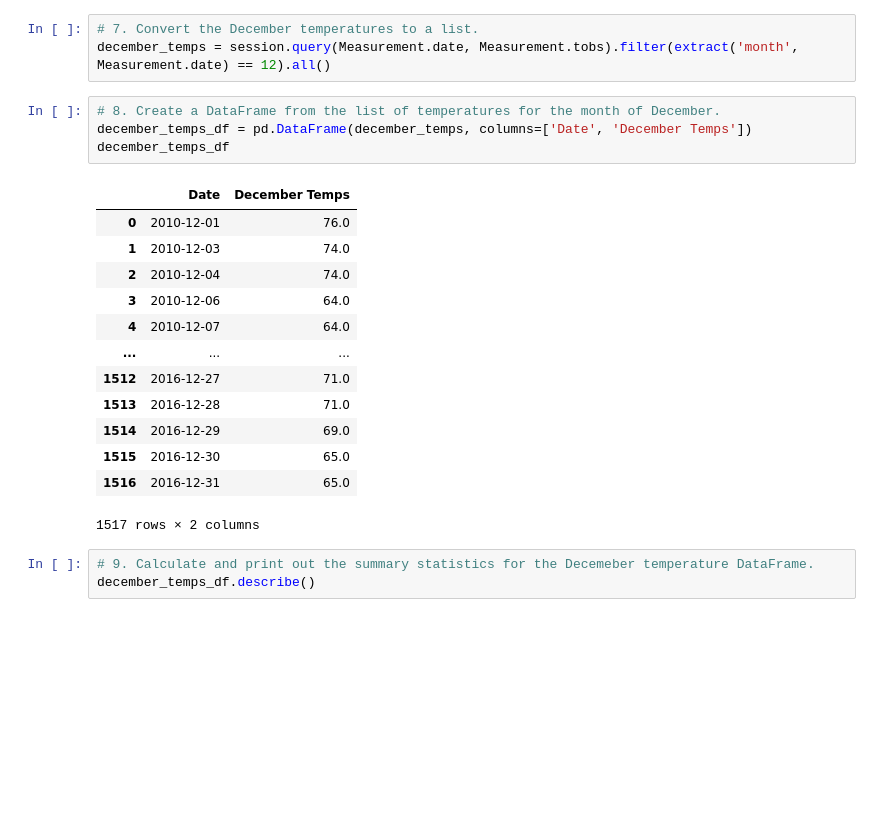
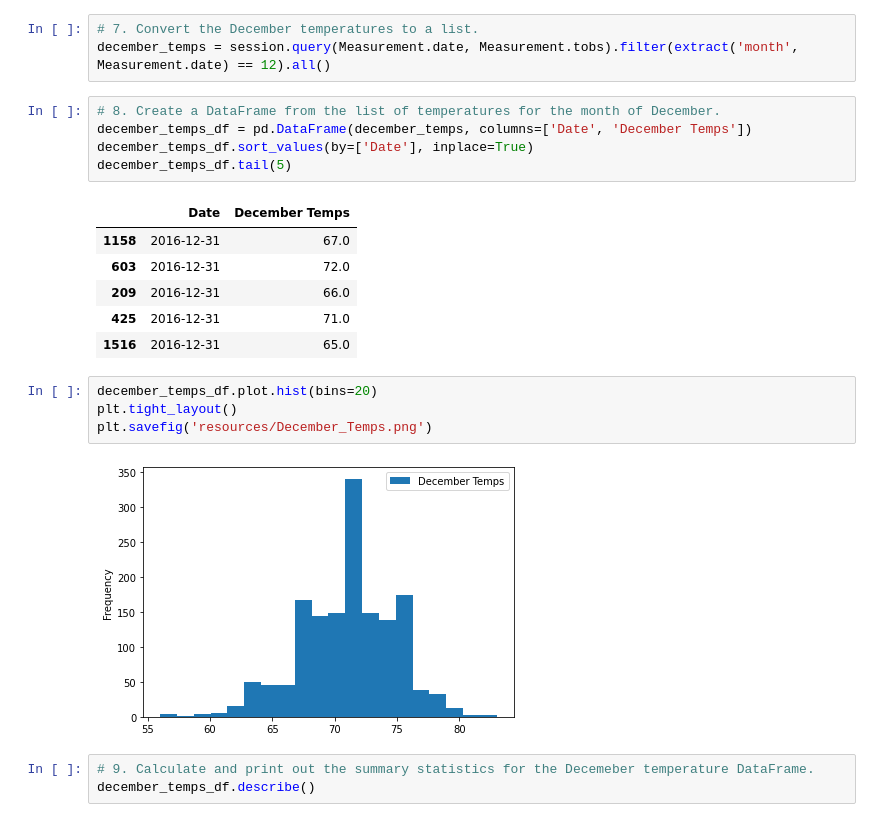
Before and after one commit to zoomdmartin02/Surfs-Up, a Jupyter notebook: SurfsUp_Challenge.ipynb, the cells around one changed output. Cells and saved outputs as stored; diff of their text form; blank space fills up the shorter version.

```diff
--- a/SurfsUp_Challenge.ipynb
+++ b/SurfsUp_Challenge.ipynb
@@ -113,21 +120,21 @@ december_temps = session.query(Measurement.date, Measurement.tobs).filter(extrac
 # %%
 # 8. Create a DataFrame from the list of temperatures for the month of December.
 december_temps_df = pd.DataFrame(december_temps, columns=['Date', 'December Temps'])
-december_temps_df
+december_temps_df.sort_values(by=['Date'], inplace=True)
+december_temps_df.tail(5)
 # %% [output]
 |  | Date | December Temps |
-| 0 | 2010-12-01 | 76.0 |
-| 1 | 2010-12-03 | 74.0 |
-| 2 | 2010-12-04 | 74.0 |
-| 3 | 2010-12-06 | 64.0 |
-| 4 | 2010-12-07 | 64.0 |
-| ... | ... | ... |
-| 1512 | 2016-12-27 | 71.0 |
-| 1513 | 2016-12-28 | 71.0 |
-| 1514 | 2016-12-29 | 69.0 |
-| 1515 | 2016-12-30 | 65.0 |
+| 1158 | 2016-12-31 | 67.0 |
+| 603 | 2016-12-31 | 72.0 |
+| 209 | 2016-12-31 | 66.0 |
+| 425 | 2016-12-31 | 71.0 |
 | 1516 | 2016-12-31 | 65.0 |
-1517 rows × 2 columns
+# %%
+december_temps_df.plot.hist(bins=20)
+plt.tight_layout()
+plt.savefig('resources/December_Temps.png')
+# %% [output]
+[figure, added]
 # %%
 # 9. Calculate and print out the summary statistics for the Decemeber temperature DataFrame.
 december_temps_df.describe()
```
Also changed, not shown: parts of 2 cells of this notebook, 3 other files.
